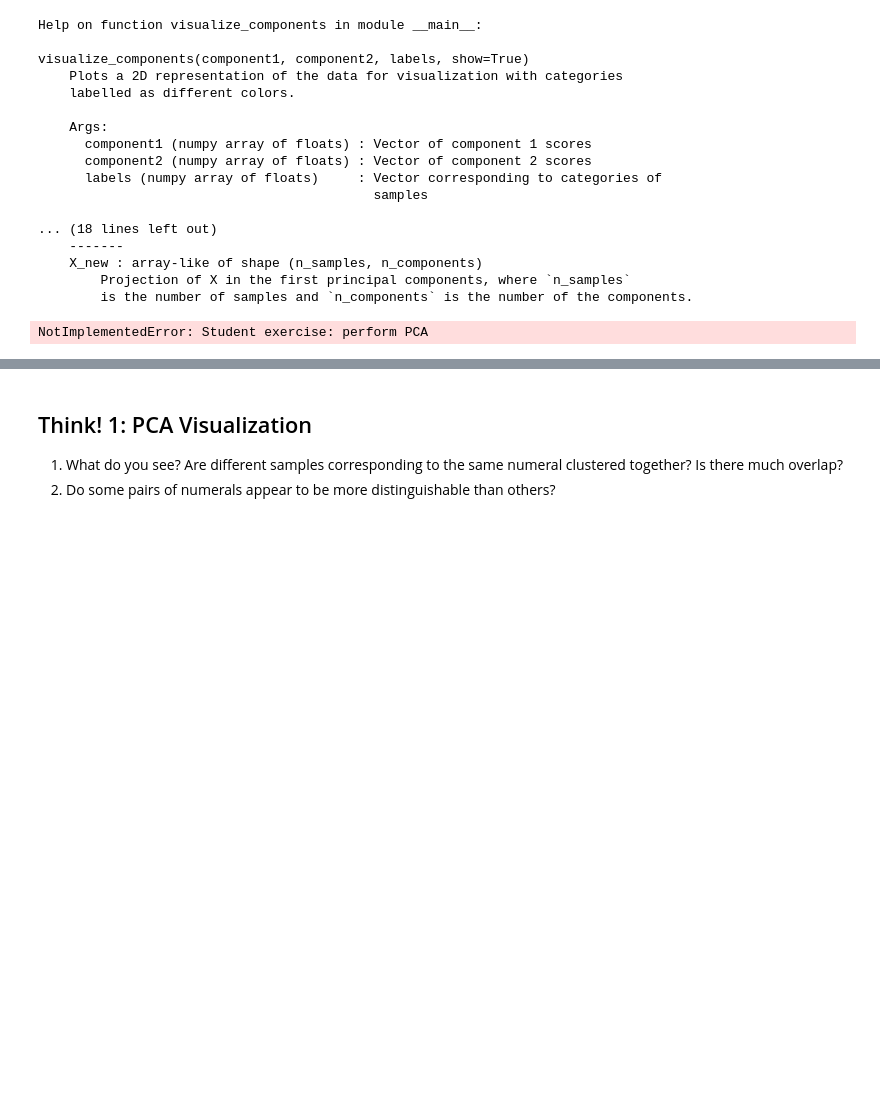
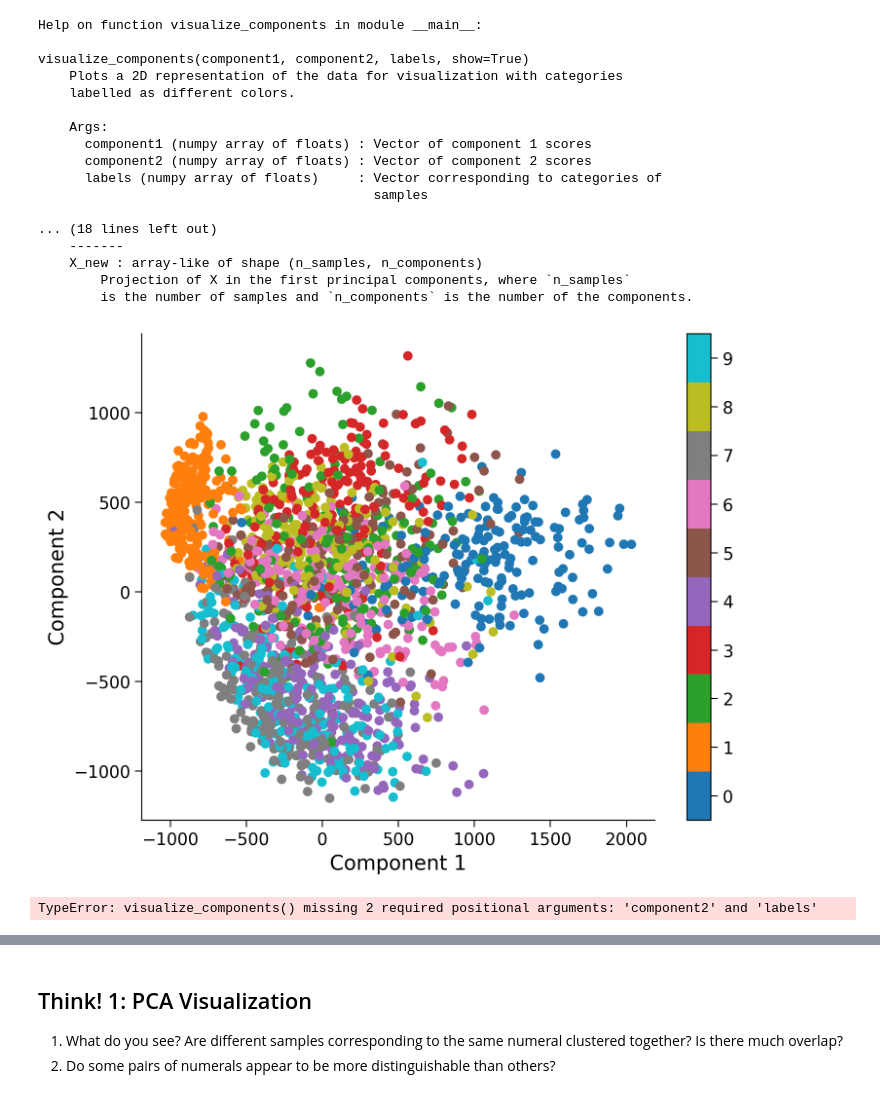
Before and after one commit to Totheinfinity66y/SJTU-Application, a Jupyter notebook: tutorials/W1D4_DimensionalityReduction/student/W1D4_Tutorial4.ipynb, the cells around one changed output, grey strips where cells are left out. Saved outputs shown, nothing was run; the diff lists cells and outputs as text; code cells hidden in the pictures; blank space fills up the shorter version.

```diff
--- a/tutorials/W1D4_DimensionalityReduction/student/W1D4_Tutorial4.ipynb
+++ b/tutorials/W1D4_DimensionalityReduction/student/W1D4_Tutorial4.ipynb
@@ -217,20 +205,21 @@ visualize_components(component1, component2, labels, show=True)
 # %%
 #################################################
 ## TODO for students: take only 2,000 samples and perform PCA
 # Comment once you've completed the code
-￥raise NotImplementedError("Student exercise: perform PCA")
+#raise NotImplementedError("Student exercise: perform PCA")
 #################################################
 
 # Take only the first 2000 samples with the corresponding labels
-X, labels = ...
+X, labels = X_all[:2000, :], labels_all[:2000]
 
 # Perform PCA
 scores = pca_model.transform(X)
 
 # Plot the data and reconstruction
-visualize_components(...)
+visualize_components(visualize_components(scores[:, 0],scores[:,1],labels=labels))
 # %% [output]
+[figure, added]
-NotImplementedError: Student exercise: perform PCA
+TypeError: visualize_components() missing 2 required positional arguments: 'component2' and 'labels'
 # %% [markdown]
 [*Click for solution*](https://github.com/NeuromatchAcademy/course-content/tree/main/tutorials/W1D4_DimensionalityReduction/solutions/W1D4_Tutorial4_Solution_58cf80ab.py)
 
```
Also changed, not shown: parts of 7 cells of this notebook.
